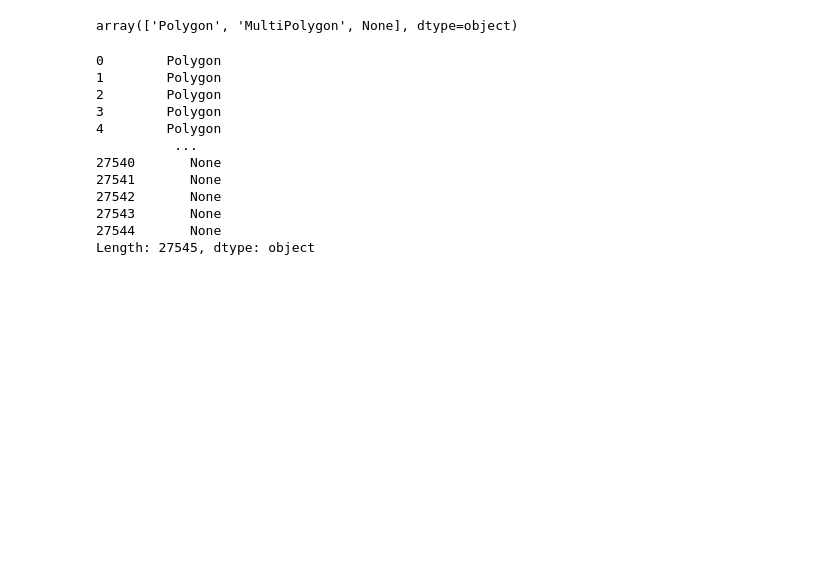
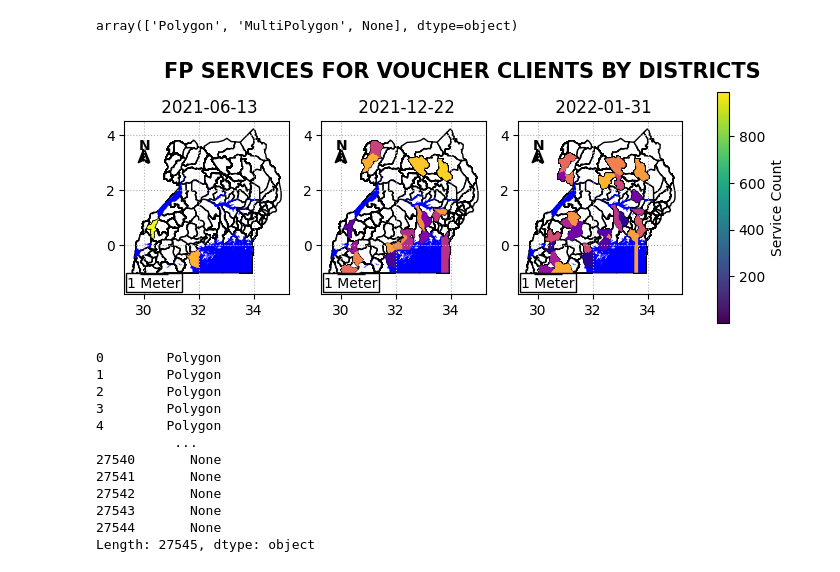
Before and after one commit to KD2029/Data_Analytics_Report-, a Jupyter notebook: code/Untitled.ipynb, the cells around one changed output. Drawn from its saved outputs; the diff is of its cells as text; code cells hidden in the pictures; blank space fills up the shorter version.

```diff
--- a/code/Untitled.ipynb
+++ b/code/Untitled.ipynb
@@ -455,9 +429,6 @@ def plot_north_arrow( ax, xT=0, yT=0, scale=1 ):
 # Create the facet grid of subplots``
 fig, axes = plt.subplots(1, len(selected_dates), figsize=(3 * len(selected_dates), 3), dpi=100)  # Adjust dpi for resolution
 
-# Initialize variable for colorbar
-# cbar = None
-
 # Iterate over the selected dates and plot each category on a separate subplot
 for i, date in enumerate(selected_dates):
     ax = axes[i]
@@ -472,41 +443,36 @@ for i, date in enumerate(selected_dates):
     # Plot the water bodies with a blue color after the main shape
     water_bodies.plot(ax=ax, color='blue')  # Adjust alpha for transparency if needed
 
     # Simplify the geometries to reduce the number of vertices (adjust tolerance as needed)
     subset_shape = shape[shape['Date'] == date].copy()  # Create a copy to avoid modifying the original GeoDataFrame
     subset_shape['geometry'] = subset_shape['geometry'].simplify(tolerance=0.01)
 
     subset_shape.plot(ax=ax, cmap='plasma', legend=True, aspect='equal')
     ax.set_title(f' {date}')
     # ax.set_axis_off()
     # ax.get_yaxis().set_visible(False)
     ax.grid(visible=True, which='major', axis='both', linestyle=":")
 
     plot_north_arrow( ax, xT=30, yT=3, scale=0.1)
 
     # Add the scale bar
     scalebar = AnchoredSizeBar(ax.transData, 1, "1 Meter", 3)
     ax.add_artist(scalebar)
 
 # Title
 plt.suptitle('FP SERVICES FOR VOUCHER CLIENTS BY DISTRICTS', size=15, weight='bold')
 
 # Adjust aspect ratio for equal scaling
 ax.set_aspect('equal')
 
 # Create colorbar only once for the last subplot
-cbar = plt.colorbar(cax, ax=axes.ravel().tolist(), label='Service Count', format=format_func_1)
-#cbar.set_ticks([])  # To prevent tick labels from overlapping
-cbar.set_ticks([0, 25, 50, 75, 100])  # Set the tick positions
-cbar.set_ticklabels(['0', '250', '500', '750', '1000'])  # Set the corresponding tick labels
-
-
-# Adjust layout to prevent last subplot from being smaller
-# plt.tight_layout(rect=[0, 0.03, 1, 0.95])
+plt.colorbar(cax, ax=axes.ravel().tolist(), label='Service Count', format=format_func_1)
 
 
 # Show the plot
 plt.show()
+# %% [output]
+[figure, added]
 # %%
 shape.geometry.type
 # %% [output]
```
Also changed, not shown: parts of 9 cells of this notebook.
